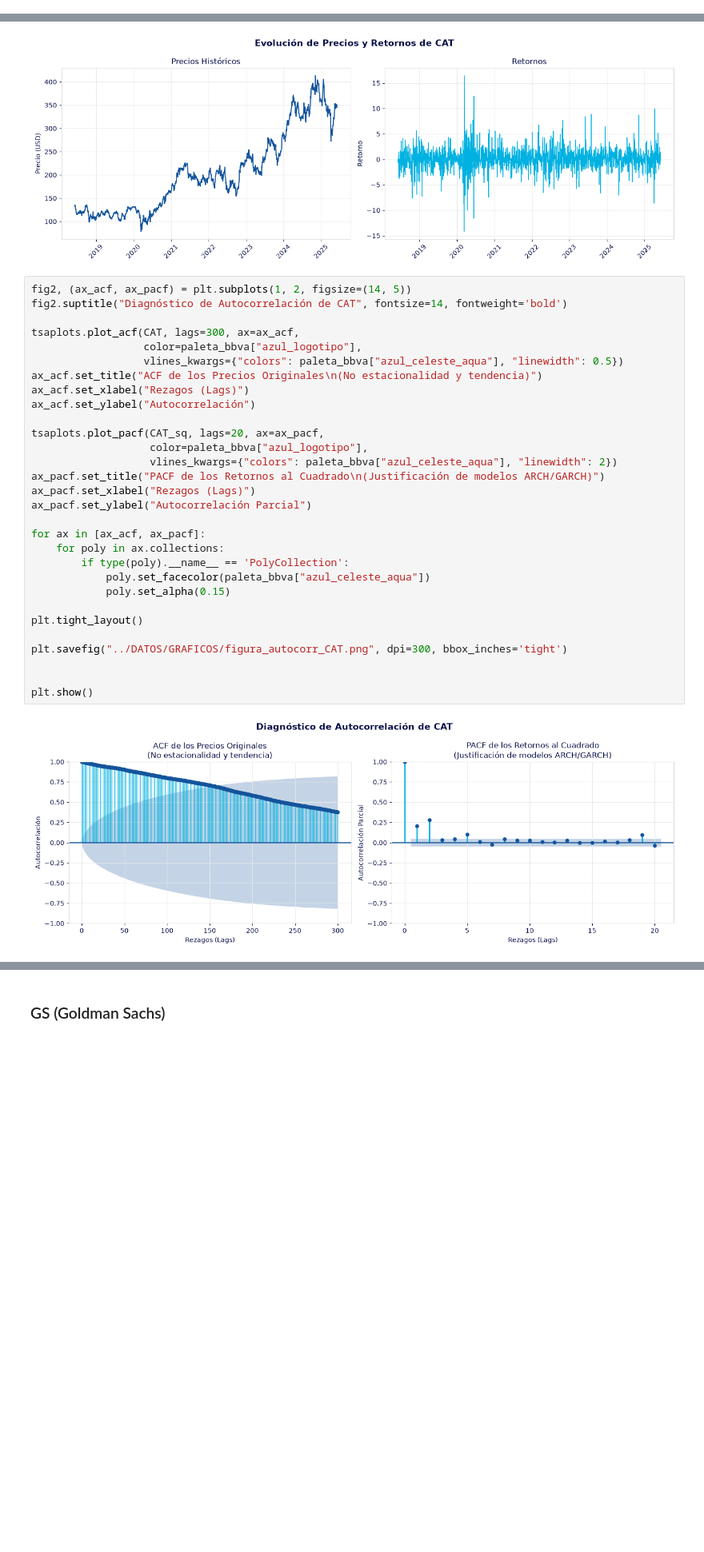
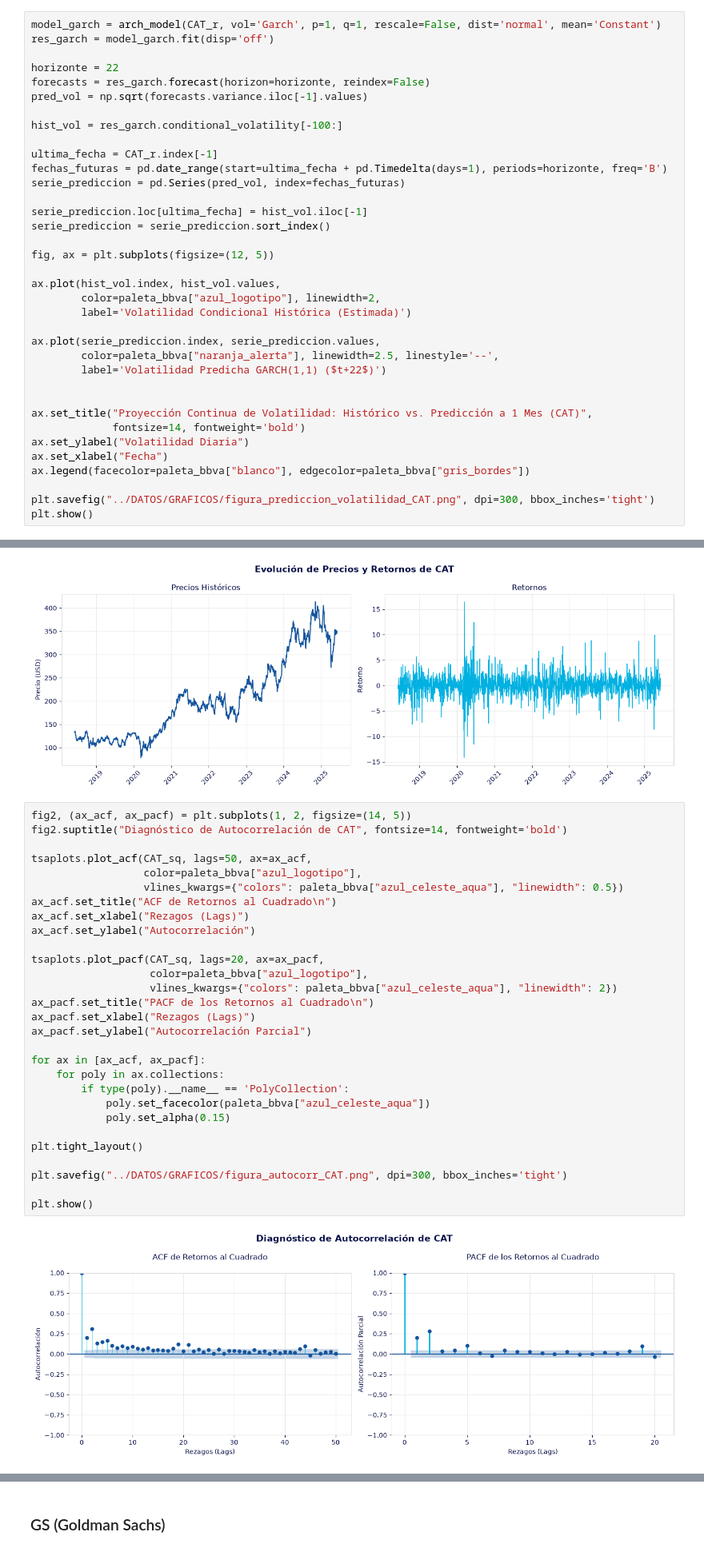
Before and after one commit to enekoanguiano/BBVA_DowJones, a Jupyter notebook: CODIGO/07_SERIES_TEMPORALES.ipynb, the cells around one changed output, grey strips where cells are left out. Shown at 80% size. Saved outputs shown, nothing was run; the diff lists cells and outputs as text; blank space fills up the shorter version.

```diff
--- a/CODIGO/07_SERIES_TEMPORALES.ipynb
+++ b/CODIGO/07_SERIES_TEMPORALES.ipynb
@@ -266,0 +310,36 @@ GARCH(2,2)                                        False           0.6658
+# %%
+model_garch = arch_model(CAT_r, vol='Garch', p=1, q=1, rescale=False, dist='normal', mean='Constant')
+res_garch = model_garch.fit(disp='off')
+
+horizonte = 22
+forecasts = res_garch.forecast(horizon=horizonte, reindex=False)
+pred_vol = np.sqrt(forecasts.variance.iloc[-1].values)
+
+hist_vol = res_garch.conditional_volatility[-100:]
+
+ultima_fecha = CAT_r.index[-1]
+fechas_futuras = pd.date_range(start=ultima_fecha + pd.Timedelta(days=1), periods=horizonte, freq='B')
+serie_prediccion = pd.Series(pred_vol, index=fechas_futuras)
+
+serie_prediccion.loc[ultima_fecha] = hist_vol.iloc[-1]
+serie_prediccion = serie_prediccion.sort_index()
+
+fig, ax = plt.subplots(figsize=(12, 5))
+
+ax.plot(hist_vol.index, hist_vol.values,
+        color=paleta_bbva["azul_logotipo"], linewidth=2,
+        label='Volatilidad Condicional Histórica (Estimada)')
+
+ax.plot(serie_prediccion.index, serie_prediccion.values,
+        color=paleta_bbva["naranja_alerta"], linewidth=2.5, linestyle='--',
+        label='Volatilidad Predicha GARCH(1,1) ($t+22$)')
+
+
+ax.set_title("Proyección Continua de Volatilidad: Histórico vs. Predicción a 1 Mes (CAT)",
+             fontsize=14, fontweight='bold')
+ax.set_ylabel("Volatilidad Diaria")
+ax.set_xlabel("Fecha")
+ax.legend(facecolor=paleta_bbva["blanco"], edgecolor=paleta_bbva["gris_bordes"])
+
+plt.savefig("../DATOS/GRAFICOS/figura_prediccion_volatilidad_CAT.png", dpi=300, bbox_inches='tight')
+plt.show()
@@ -290,32 +371,31 @@ plt.show()
 # %%
 fig2, (ax_acf, ax_pacf) = plt.subplots(1, 2, figsize=(14, 5))
 fig2.suptitle("Diagnóstico de Autocorrelación de CAT", fontsize=14, fontweight='bold')
 
-tsaplots.plot_acf(CAT, lags=300, ax=ax_acf,
+tsaplots.plot_acf(CAT_sq, lags=50, ax=ax_acf,
                   color=paleta_bbva["azul_logotipo"],
                   vlines_kwargs={"colors": paleta_bbva["azul_celeste_aqua"], "linewidth": 0.5})
-ax_acf.set_title("ACF de los Precios Originales\n(No estacionalidad y tendencia)")
+ax_acf.set_title("ACF de Retornos al Cuadrado\n")
 ax_acf.set_xlabel("Rezagos (Lags)")
 ax_acf.set_ylabel("Autocorrelación")
 
 tsaplots.plot_pacf(CAT_sq, lags=20, ax=ax_pacf,
                    color=paleta_bbva["azul_logotipo"],
                    vlines_kwargs={"colors": paleta_bbva["azul_celeste_aqua"], "linewidth": 2})
-ax_pacf.set_title("PACF de los Retornos al Cuadrado\n(Justificación de modelos ARCH/GARCH)")
+ax_pacf.set_title("PACF de los Retornos al Cuadrado\n")
 ax_pacf.set_xlabel("Rezagos (Lags)")
 ax_pacf.set_ylabel("Autocorrelación Parcial")
 
 for ax in [ax_acf, ax_pacf]:
     for poly in ax.collections:
         if type(poly).__name__ == 'PolyCollection':
             poly.set_facecolor(paleta_bbva["azul_celeste_aqua"])
             poly.set_alpha(0.15)
 
 plt.tight_layout()
 
 plt.savefig("../DATOS/GRAFICOS/figura_autocorr_CAT.png", dpi=300, bbox_inches='tight')
 
-
 plt.show()
 # %% [output]
-[figure, old version]
+[figure, new version]
```
Also changed, not shown: parts of 23 cells of this notebook.
